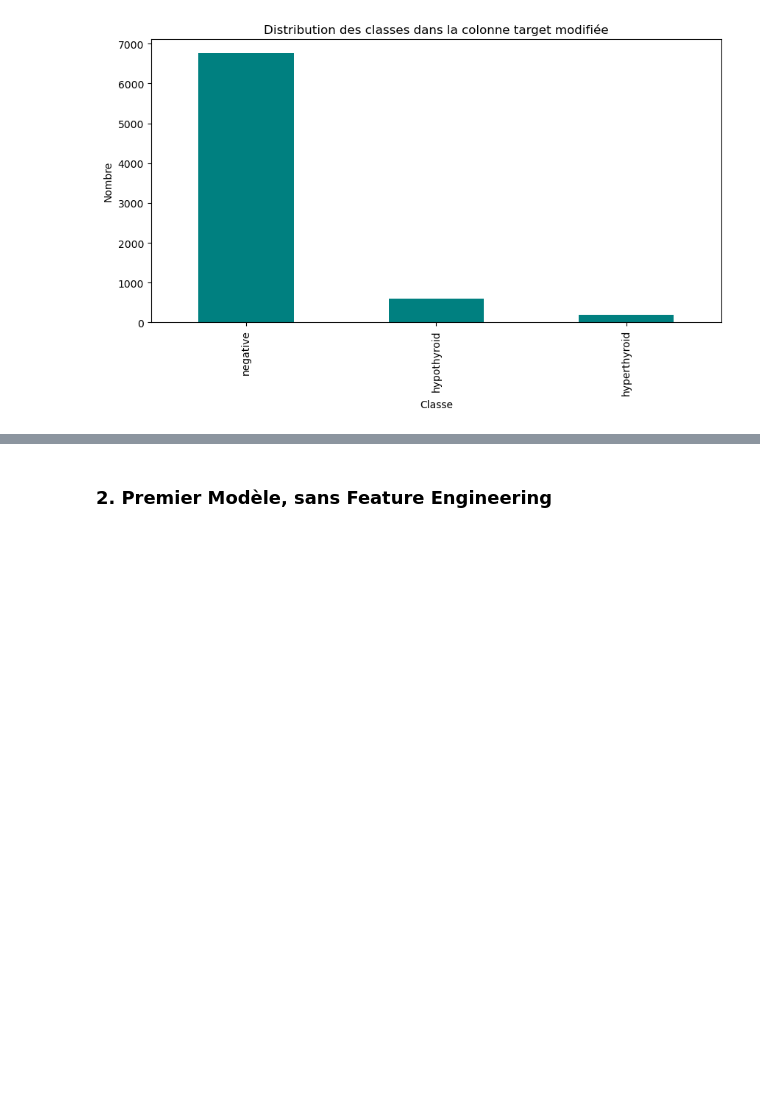
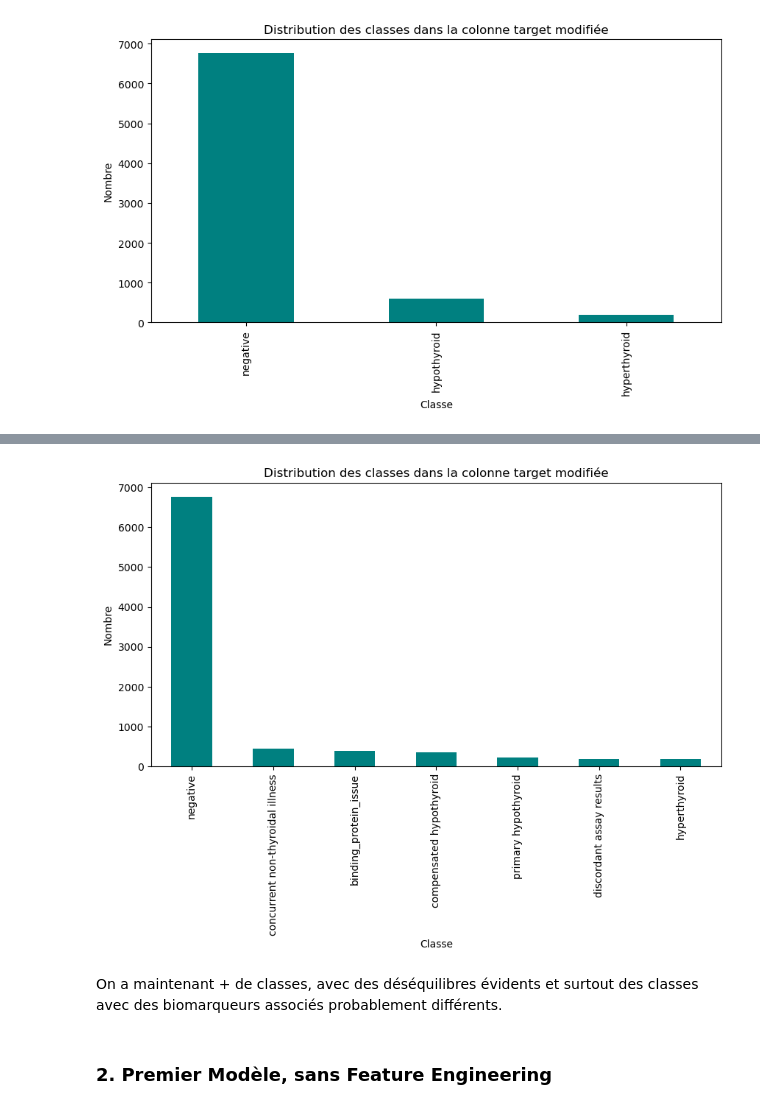
Before and after one commit to mafalda-frere/classif_thyroid_disease, a Jupyter notebook: classif_thyroid_disease.ipynb, the cells around one changed output, grey strips where cells are left out. Cells and saved outputs as stored; diff of their text form; code cells hidden in the pictures; blank space fills up the shorter version.

```diff
--- a/classif_thyroid_disease.ipynb
+++ b/classif_thyroid_disease.ipynb
@@ -41,4 +149,6 @@ On observe que les classes sont très déséquilibrées avec beaucoup d'individu
 # %%
+data_3class = data.copy()
+
 # On mappe les meta-catégories
 diagnostics = {'-': 'negative',
              'A': 'hyperthyroid',
@@ -50,7 +160,7 @@ diagnostics = {'-': 'negative',
              'G': 'hypothyroid',
              'H': 'hypothyroid'}
 
-data['target'] = data['target'].map(diagnostics)
+data_3class['target'] = data_3class['target'].map(diagnostics)
 
-data.dropna(subset=['target'], inplace=True) # On retire les individus qui ne mappent pas dans les méta-catégories
+data_3class.dropna(subset=['target'], inplace=True) # On retire les individus qui ne mappent pas dans les méta-catégories
 # %%
@@ -69,3 +177,0 @@ Maintenant on retire les colonnes redondantes qui indiquent si l'hormone a été
-# %%
-data.drop(['TSH_measured', 'T3_measured', 'TT4_measured', 'T4U_measured',
- 'FTI_measured', 'TBG_measured'], axis=1, inplace=True)
@@ -135,3 +182,35 @@ Finalement, plusieurs colonnes sont liées à un traitement médical post diagno
+# %%
+data_6class = data.copy()
+
+# On mappe les meta-catégories
+diagnostics = {'-': 'negative',
+             'A': 'hyperthyroid',
+             'B': 'hyperthyroid',
+             'C': 'hyperthyroid',
+             'D': 'hyperthyroid',
+             'F': 'primary hypothyroid',
+             'G': 'compensated hypothyroid',
+             'I': 'binding_protein_issue',
+             'J': 'binding_protein_issue',
+             'K': 'concurrent non-thyroidal illness',
+             'R': 'discordant assay results'
+             }
+
+data_6class['target'] = data_6class['target'].map(diagnostics)
+
+data_6class.dropna(subset=['target'], inplace=True) # On retire les individus qui ne mappent pas dans les méta-catégories
+# %%
+y=data_6class.target
+
+y.value_counts().plot(kind='bar', figsize=(10,5), color='teal')
+plt.title("Distribution des classes dans la colonne target modifiée")
+plt.xlabel("Classe")
+plt.ylabel("Nombre")
+plt.show()
+# %% [output]
+[figure, added]
+# %% [markdown]
+On a maintenant + de classes, avec des déséquilibres évidents et surtout des classes avec des biomarqueurs associés probablement différents.
 # %% [markdown]
 ### 2. Premier Modèle, sans Feature Engineering
 # %% [markdown]
```
Also changed, not shown: parts of 61 cells of this notebook.
